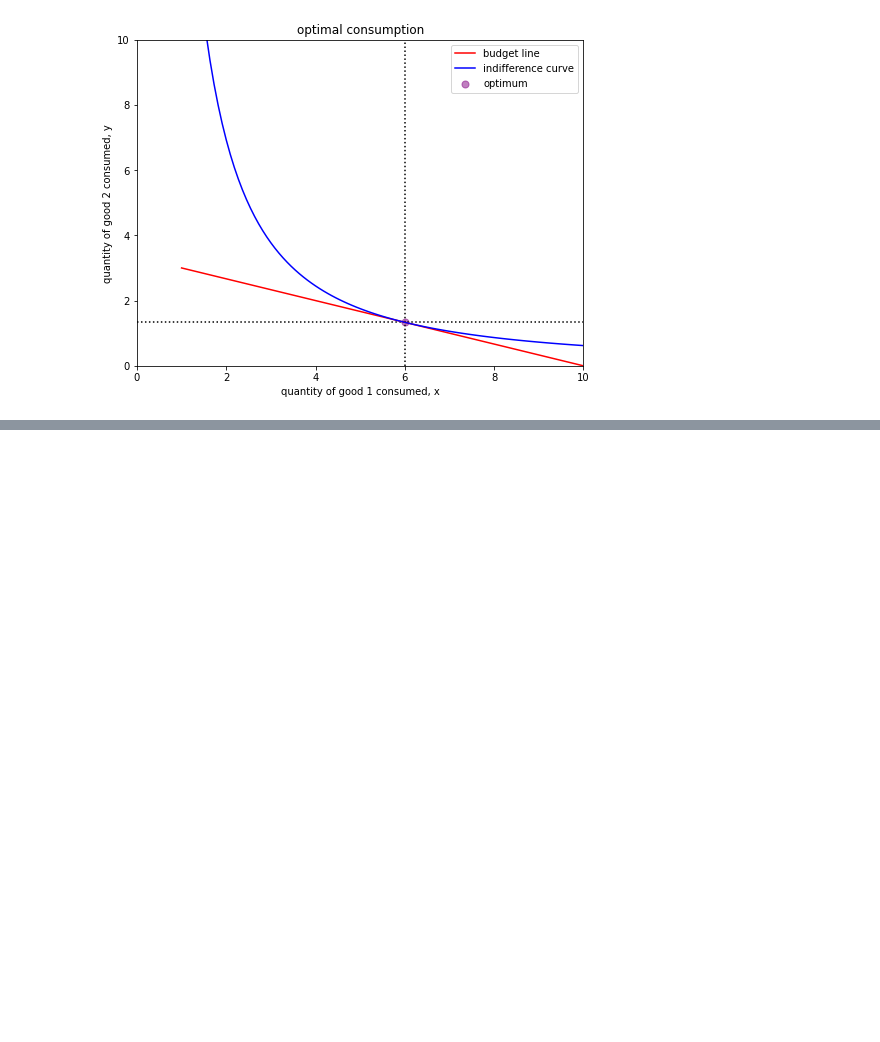
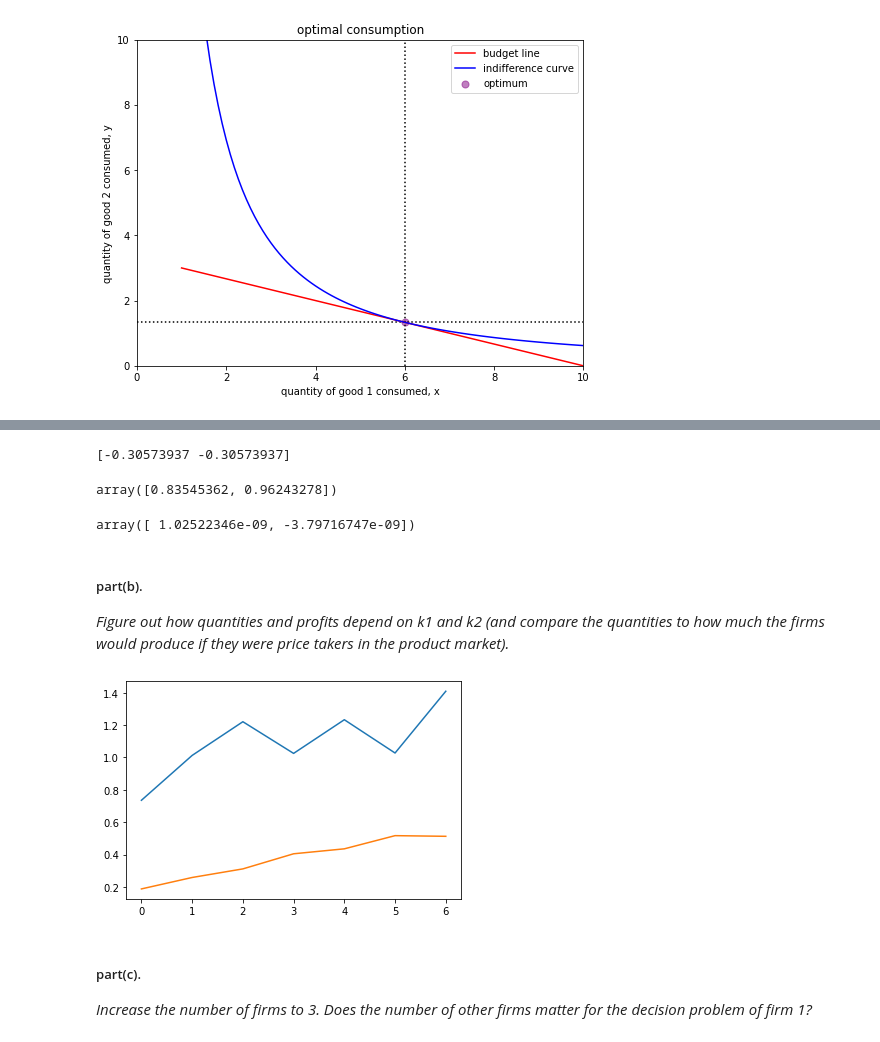
Before and after one commit to PaulineMalaguti/EBA3650, a Jupyter notebook: Lecture 6/QE_Problems_7.ipynb, the cells around one changed output, grey strips where cells are left out. Cells and saved outputs as stored; diff of their text form; code cells hidden in the pictures; blank space fills up the shorter version.

Commit message:
Finished problem 2 and 4 of set 6 + Started Edgewoth Box

```diff
--- a/Lecture 6/QE_Problems_7.ipynb
+++ b/Lecture 6/QE_Problems_7.ipynb
@@ -201,0 +394,76 @@ c.Compute the “compensating variation” for both utility functions. (How much
+# %%
+def prod(kap, lab):
+    alpha = 0.7
+    return lab**alpha * kap**(1 - alpha)
+
+def profits_olig(lab, other_supply, k, w):
+    x = prod(k, lab)
+    price = (other_supply + x)**(-0.5)
+    profits = price*x - w*lab
+    return -profits # since we minimise
+
+def supply(other_supply, k, w):
+    results = opt.minimize(profits_olig, 2, args = (other_supply, k, w), method = 'Nelder-Mead')
+    lab = results.x
+
+    x = prod(k, lab)
+    return x, lab
+
+def market_outcome(k1, k2, w):
+    # starting values
+    supply1 = 1 ; supply2 = 1
+
+    for k in range(10):
+        supply1, lab1 = supply(supply2, k1, w)
+        supply2, lab2 = supply(supply1, k2, w)
+
+    price = (supply1 + supply2)**(-0.5)
+    return supply1, supply2, lab1, lab2, price
+
+def market_outcome_system(supplies, k1, k2, w):
+    supply0, lab0 = supply(supplies[1], k1, w)
+    supply1, lab1 = supply(supplies[0], k2, w)
+
+    out = np.zeros(2)
+    out[0] = supply0 - supplies[0]
+    out[1] = supply1 - supplies[1]
+    return out
+
+
+a = market_outcome_system((1, 1), 1, 1, 0.5)
+print(a)
+# %% [output]
+[-0.30573937 -0.30573937]
+# %%
+# function for finding the supply given capital
+def market_outcome(k1, k2, w):
+    res = opt.root(market_outcome_system, np.array((0.5, 0.5)), args = (k1, k2, w)).x
+    return res
+
+market_outcome(1.4, 1.8, 0.5)
+# %% [output]
+array([0.83545362, 0.96243278])
+# %%
+# evalute the function at these values and check that it is close to zero
+market_outcome_system(np.array([0.83545362, 0.96243278]), 1.4, 1.8, 0.5)
+# %% [output]
+array([ 1.02522346e-09, -3.79716747e-09])
+# %% [markdown]
+##### part(b).
+*Figure out how quantities and profits depend on k1 and k2 (and compare the quantities to how much the firms would produce if they were price takers in the product market).*
+# %%
+k1_s = np.array((1, 2, 3, 2, 3, 2, 4))
+k2_s = np.array((0.1, 0.2, 0.3, 0.4, 0.5, 0.6, 0.7))
+w = 0.5
+firm1 = [] ; firm2 = []
+
+for firm in range(7):
+    f1, f2 = market_outcome(k1_s[firm], k2_s[firm], w)
+    firm1.append(f1) ; firm2.append(f2)
+
+plt.plot(firm1) ; plt.plot(firm2) ; plt.show()
+# %% [output]
+[figure, added]
+# %% [markdown]
+##### part(c).
+*Increase the number of firms to 3. Does the number of other firms matter for the decision problem of firm 1?*
```
Also changed, not shown: parts of 16 cells of this notebook, 6 other files.
